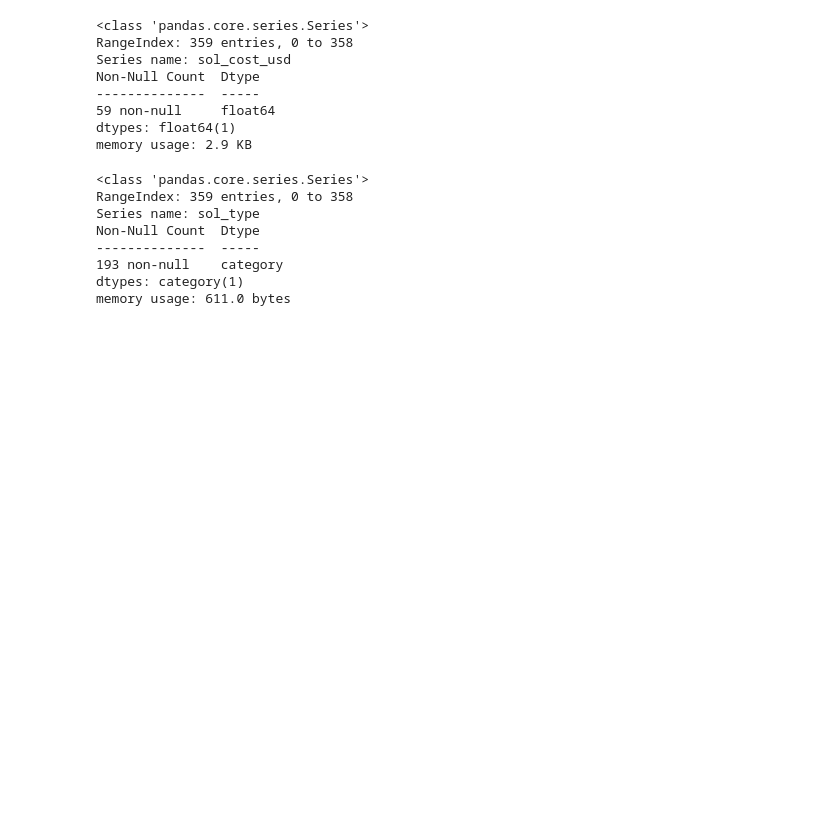
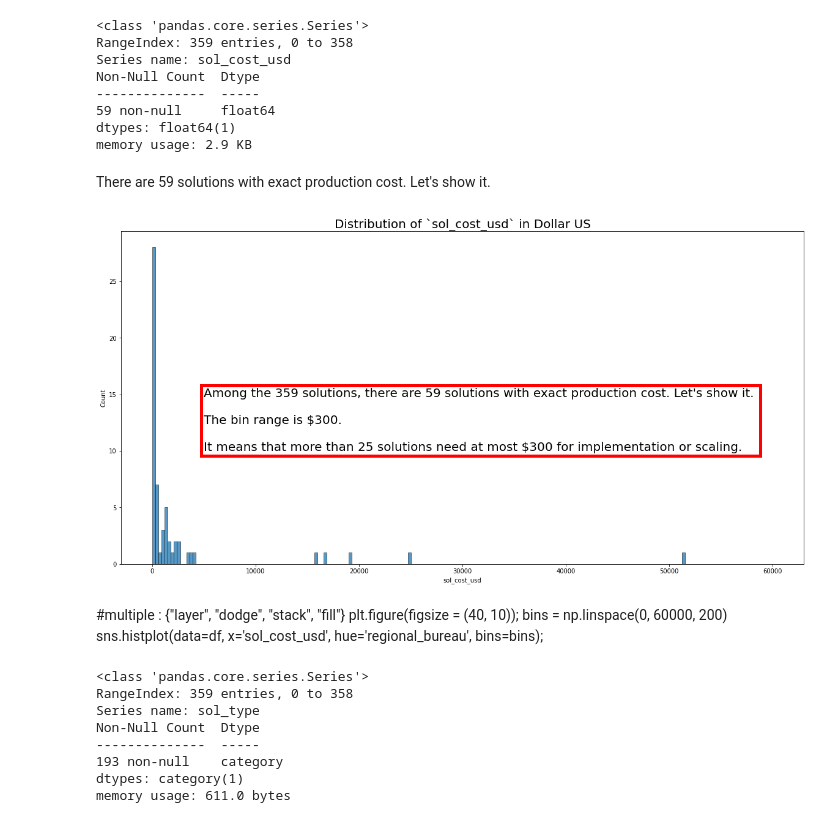
Before and after one commit to temajozias/UNDP-Accelerator-Labs-Network, a Jupyter notebook: UNDP-Accelerator-Labs-Network.ipynb, the cells around one changed output. Cells and saved outputs as stored; diff of their text form; code cells hidden in the pictures; blank space fills up the shorter version.

```diff
--- a/UNDP-Accelerator-Labs-Network.ipynb
+++ b/UNDP-Accelerator-Labs-Network.ipynb
@@ -663,6 +661,25 @@ Non-Null Count  Dtype
 59 non-null     float64
 dtypes: float64(1)
 memory usage: 2.9 KB
+# %% [markdown]
+There are 59 solutions with exact production cost. Let's show it.
+# %%
+bins = np.linspace(0, 60000, 200)
+sns.histplot(data=df, x='sol_cost_usd', bins=bins);
+text = 'Among the 359 solutions, there are 59 solutions with exact production cost. Let\'s show it. \n\nThe bin range is \$300. \n\nIt means that more than 25 solutions need at most \$300 for implementation or scaling.'
+plt.text(x=5000, y=10, s=text, fontsize=20, bbox=dict(fill=False, edgecolor='red', linewidth=5));
+
+fig_name = 'Distribution of `sol_cost_usd` in Dollar US'
+plt.title(fig_name, fontdict={'fontsize': 20});
+plt.savefig(fig_name + fig_ext, bbox_inches='tight')
+plt.savefig(fig_name + fig_img, bbox_inches='tight')
+# %% [output]
+[figure, added]
+# %% [markdown]
+#multiple : {"layer", "dodge", "stack", "fill"}
+plt.figure(figsize = (40, 10));
+bins = np.linspace(0, 60000, 200)
+sns.histplot(data=df, x='sol_cost_usd', hue='regional_bureau', bins=bins);
 # %%
 # Let's convert sol_type to a CategoricalDtype
 classes = ['prototype', 'product']
```
Also changed, not shown: parts of 25 cells of this notebook.
